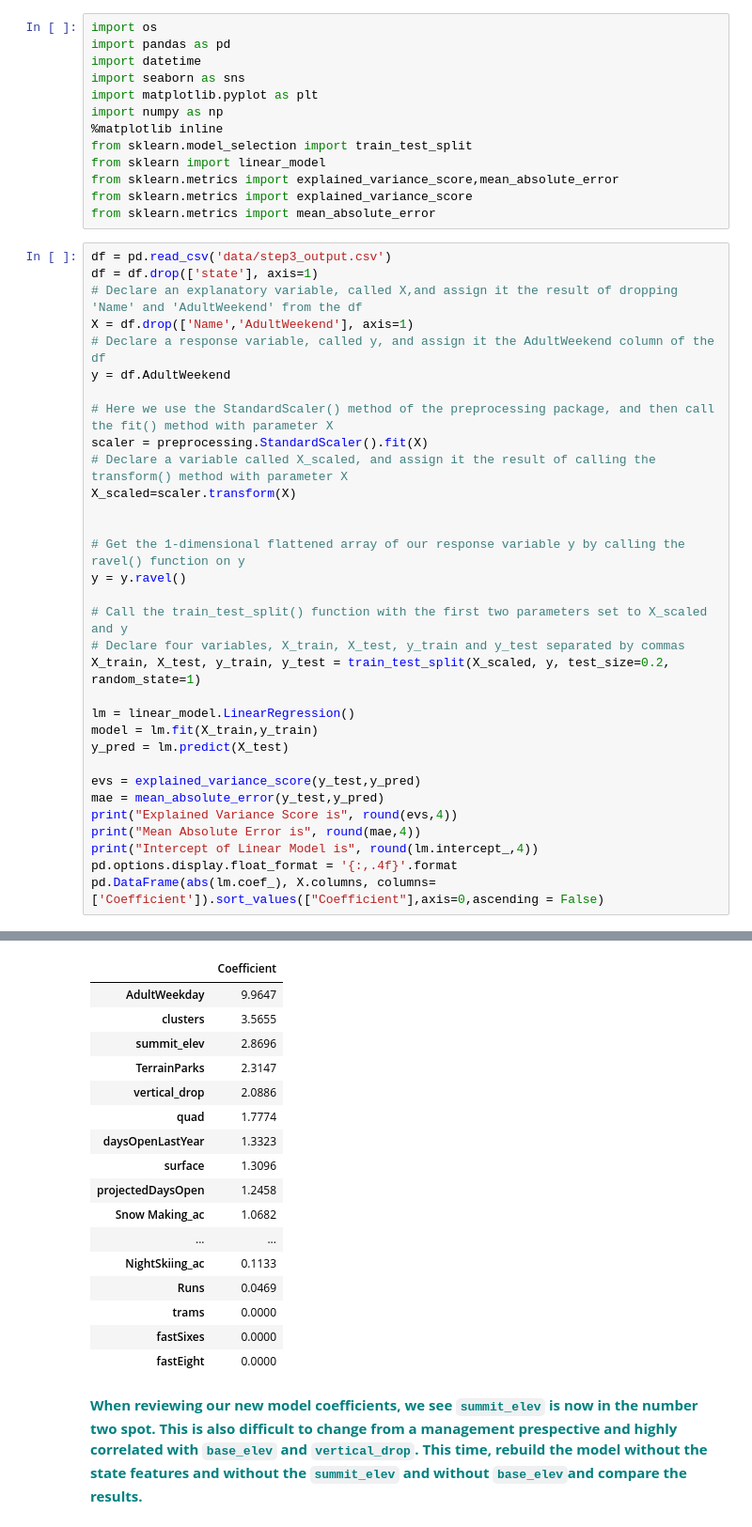
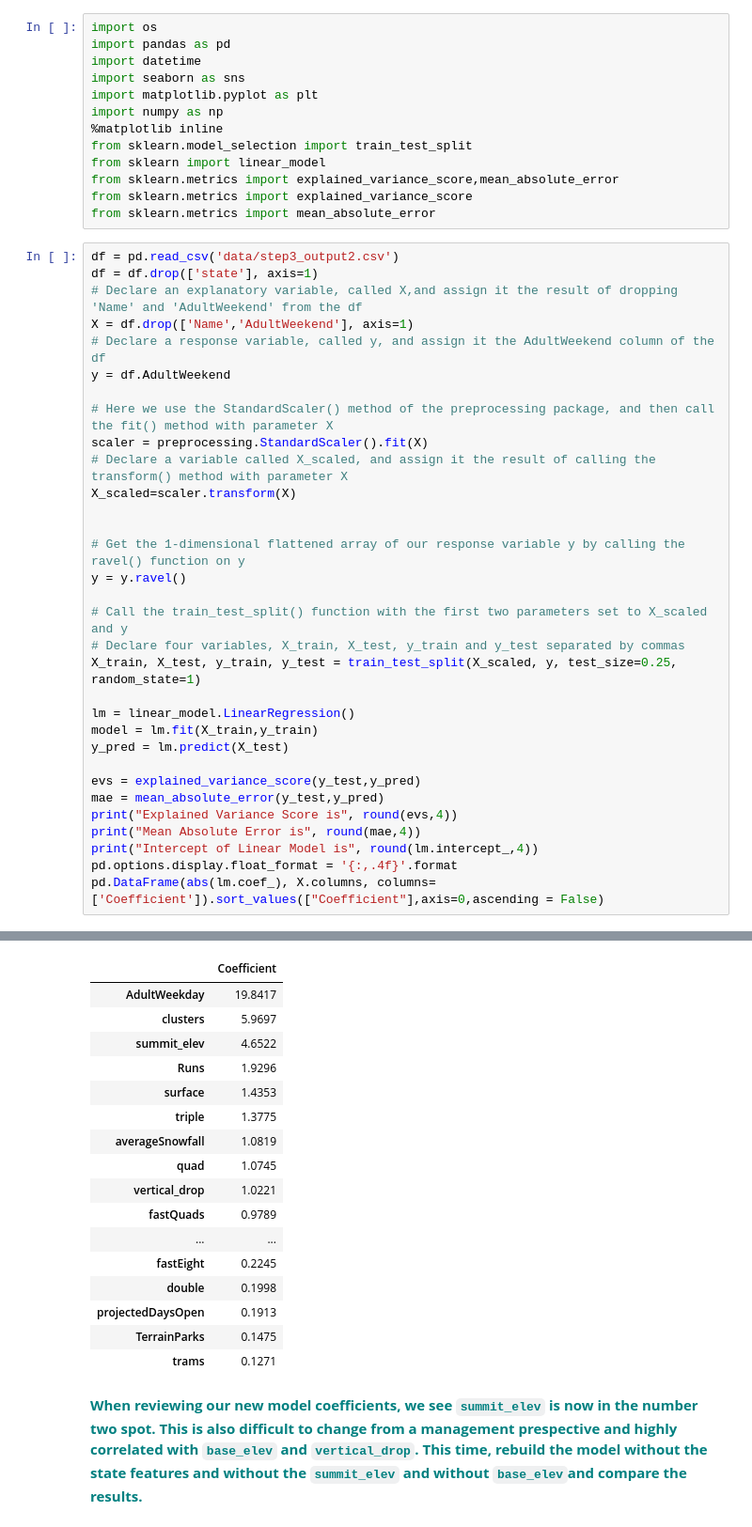
Before and after one commit to jiaqixu/Springboard, a Jupyter notebook: Unit6/GuidedCapstone/Notebook_stepfourandfive.ipynb, the cells around one changed output, grey strips where cells are left out. Shown at 94% size. Saved outputs shown, nothing was run; the diff lists cells and outputs as text.

```diff
--- a/Unit6/GuidedCapstone/Notebook_stepfourandfive.ipynb
+++ b/Unit6/GuidedCapstone/Notebook_stepfourandfive.ipynb
@@ -237,7 +235,7 @@ from sklearn.metrics import explained_variance_score,mean_absolute_error
 from sklearn.metrics import explained_variance_score
 from sklearn.metrics import mean_absolute_error
 # %%
-df = pd.read_csv('data/step3_output.csv')
+df = pd.read_csv('data/step3_output2.csv')
 df = df.drop(['state'], axis=1)
 # Declare an explanatory variable, called X,and assign it the result of dropping 'Name' and 'AdultWeekend' from the df
 X = df.drop(['Name','AdultWeekend'], axis=1)
@@ -255,7 +253,7 @@ y = y.ravel()
 
 # Call the train_test_split() function with the first two parameters set to X_scaled and y
 # Declare four variables, X_train, X_test, y_train and y_test separated by commas
-X_train, X_test, y_train, y_test = train_test_split(X_scaled, y, test_size=0.2, random_state=1)
+X_train, X_test, y_train, y_test = train_test_split(X_scaled, y, test_size=0.25, random_state=1)
 
 lm = linear_model.LinearRegression()
 model = lm.fit(X_train,y_train)
@@ -275,20 +273,20 @@ Intercept of Linear Model is 56.4987
 |  | Coefficient |
-| AdultWeekday | 9.9647 |
-| clusters | 3.5655 |
-| summit_elev | 2.8696 |
-| TerrainParks | 2.3147 |
-| vertical_drop | 2.0886 |
-| quad | 1.7774 |
-| daysOpenLastYear | 1.3323 |
-| surface | 1.3096 |
-| projectedDaysOpen | 1.2458 |
-| Snow Making_ac | 1.0682 |
+| AdultWeekday | 19.8417 |
+| clusters | 5.9697 |
+| summit_elev | 4.6522 |
+| Runs | 1.9296 |
+| surface | 1.4353 |
+| triple | 1.3775 |
+| averageSnowfall | 1.0819 |
+| quad | 1.0745 |
+| vertical_drop | 1.0221 |
+| fastQuads | 0.9789 |
 | ... | ... |
-| NightSkiing_ac | 0.1133 |
-| Runs | 0.0469 |
-| trams | 0.0000 |
-| fastSixes | 0.0000 |
-| fastEight | 0.0000 |
+| fastEight | 0.2245 |
+| double | 0.1998 |
+| projectedDaysOpen | 0.1913 |
+| TerrainParks | 0.1475 |
+| trams | 0.1271 |
 # %% [markdown]
 **<font color='teal'> When reviewing our new model coefficients, we see `summit_elev` is now in the number two spot. This is also difficult to change from a management prespective and highly correlated with `base_elev` and `vertical_drop`.  This time, rebuild the model without the state features and without the `summit_elev` and without `base_elev`and compare the results. </font>**
 # %% [markdown]
```
Also changed, not shown: parts of 12 cells of this notebook.
